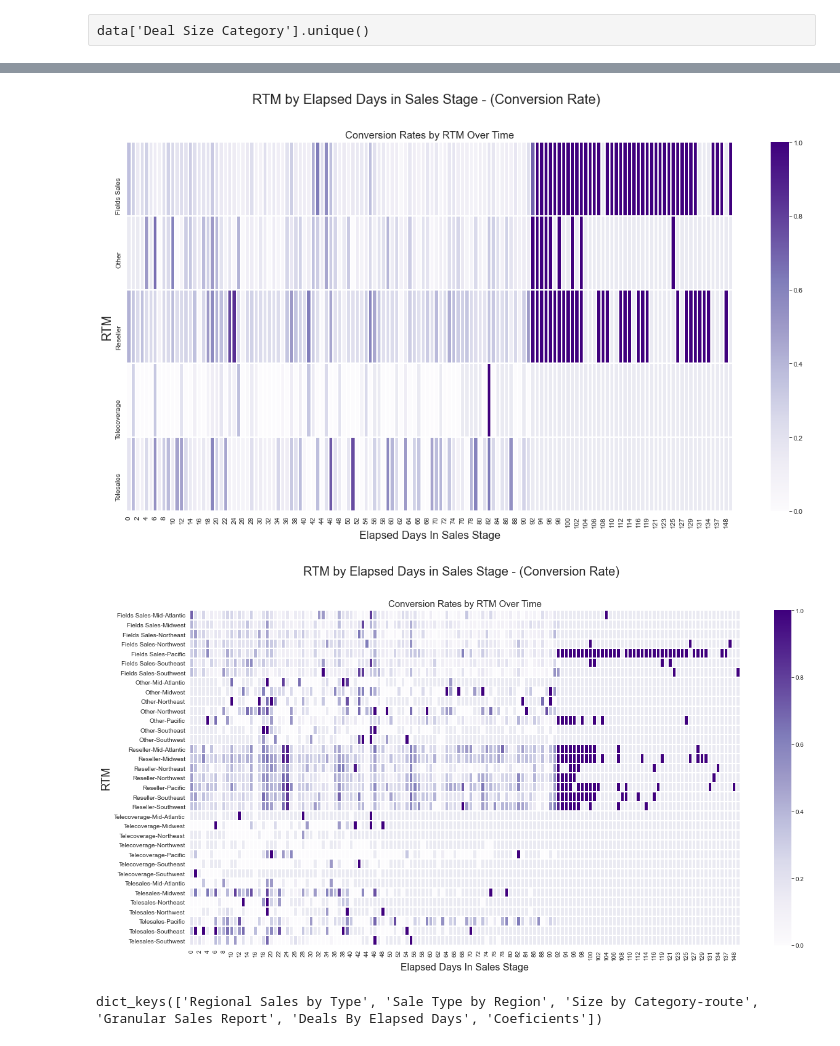
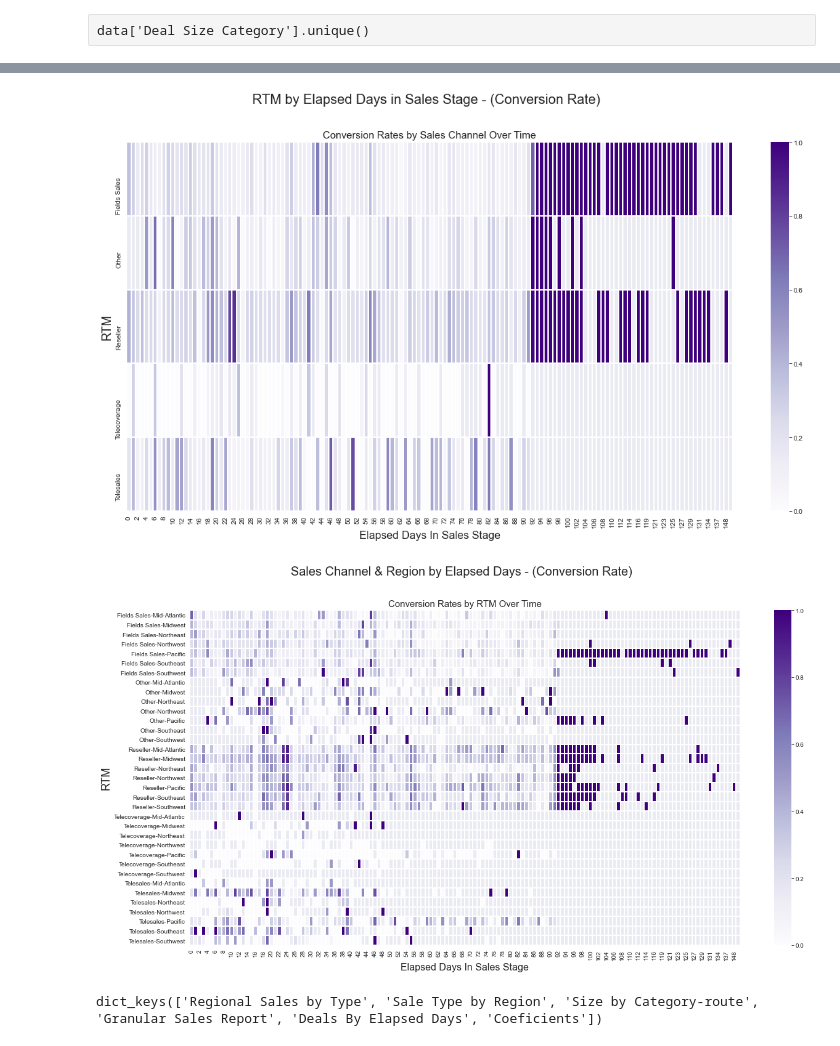
Before and after one commit to OliverAHernandez/IBM-Sales-Analysis, a Jupyter notebook: code/EDA.ipynb, the cells around one changed output, grey strips where cells are left out. Saved outputs shown, nothing was run; the diff lists cells and outputs as text; code cells hidden in the pictures.

```diff
--- a/code/EDA.ipynb
+++ b/code/EDA.ipynb
@@ -428,18 +443,18 @@ fig.savefig('../pictures/CSR & RTM by Deal size Category - (Conversion Rate).jpg
 # %%
 fig = plt.figure(figsize=(20,10)) # Define the figure size
 pivot_table = data.pivot_table(values='y_hat',index=['Route To Market']
                                ,columns=['Elapsed Days In Sales Stage'],
                               aggfunc='mean')
 sns.heatmap(pivot_table,cmap='Purples',linecolor='white',linewidths=1);
 
 
-plt.title("Conversion Rates by RTM Over Time",fontsize=15);
+plt.title("Conversion Rates by Sales Channel Over Time",fontsize=15);
 fig.suptitle("RTM by Elapsed Days in Sales Stage - (Conversion Rate)                                    ", fontsize=20)
 plt.xlabel('Elapsed Days In Sales Stage', fontsize=16)
 plt.ylabel('RTM', fontsize=18)
 fig.savefig('../pictures/Conversion Rates by RTM Over Time.jpg')
 # %% [output]
-[figure, old version]
+[figure, new version]
 # %%
 fig = plt.figure(figsize=(20,10)) # Define the figure size
 pivot_table = data.pivot_table(values='y_hat',index=['Route To Market','Region']
@@ -449,12 +464,12 @@ sns.heatmap(pivot_table,cmap='Purples',linecolor='white',linewidths=1);
 
 
 plt.title("Conversion Rates by RTM Over Time",fontsize=15);
-fig.suptitle("RTM by Elapsed Days in Sales Stage - (Conversion Rate)                                    ", fontsize=20)
+fig.suptitle("Sales Channel & Region by Elapsed Days - (Conversion Rate)                                    ", fontsize=20)
 plt.xlabel('Elapsed Days In Sales Stage', fontsize=16)
 plt.ylabel('RTM', fontsize=18)
 fig.savefig('../pictures/Conversion Rates by RTM & Region Over Time.jpg')
 # %% [output]
-[figure, old version]
+[figure, new version]
 # %%
 my_data.keys()
 # %% [output]
```
Also changed, not shown: parts of 5 cells of this notebook, 8 other files.
